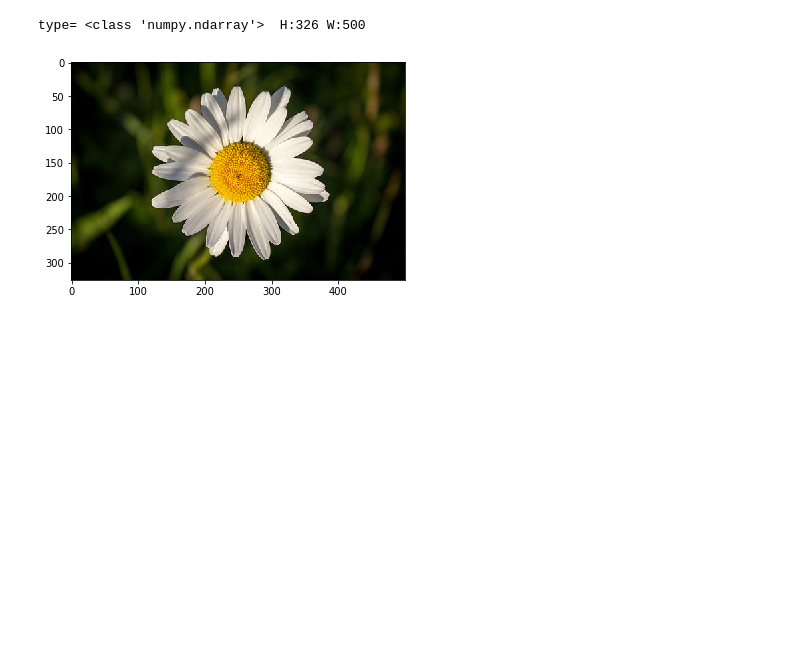
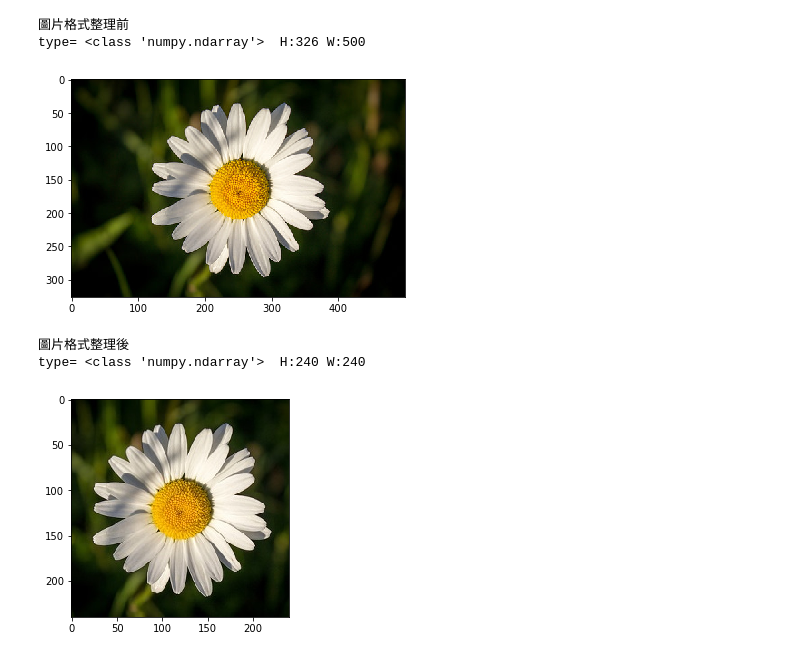
Before and after one commit to kung-bill/3rd-ML100Days, a Jupyter notebook: homework/Day_101_FinalExam.ipynb, the cells around one changed output. Saved outputs shown, nothing was run; the diff lists cells and outputs as text; code cells hidden in the pictures; blank space fills up the shorter version.

```diff
--- a/homework/Day_101_FinalExam.ipynb
+++ b/homework/Day_101_FinalExam.ipynb
@@ -48,10 +50,20 @@ folders_list = ['ml100-03-final/image_data/train/daisy',
 for f1, f2 in zip(folders_list, folders_target_list):
     preprocessing_from_folder(f1, f2)
 # %%
+print('圖片格式整理前')
 img = cv2.imread('ml100-03-final/image_data/train/daisy/0a3e7507742e246b3a2e630debbbaf99.jpg')
 print('type=', type(img), ' H:%d W:%d'%((img.shape)[0], (img.shape)[1]))
 plt.imshow(cv2.cvtColor(img, cv2.COLOR_BGR2RGB))
 plt.show()
+print('圖片格式整理後')
+img = cv2.imread('ml100-03-final/processed image data/train/daisy/0a3e7507742e246b3a2e630debbbaf99.jpg')
+print('type=', type(img), ' H:%d W:%d'%((img.shape)[0], (img.shape)[1]))
+plt.imshow(cv2.cvtColor(img, cv2.COLOR_BGR2RGB))
+plt.show()
 # %% [output]
+圖片格式整理前
 type= <class 'numpy.ndarray'>  H:326 W:500
-[figure, old version]
+[figure, new version]
+圖片格式整理後
+type= <class 'numpy.ndarray'>  H:240 W:240
+[figure, added]
```
Also changed, not shown: parts of 24 cells of this notebook.
